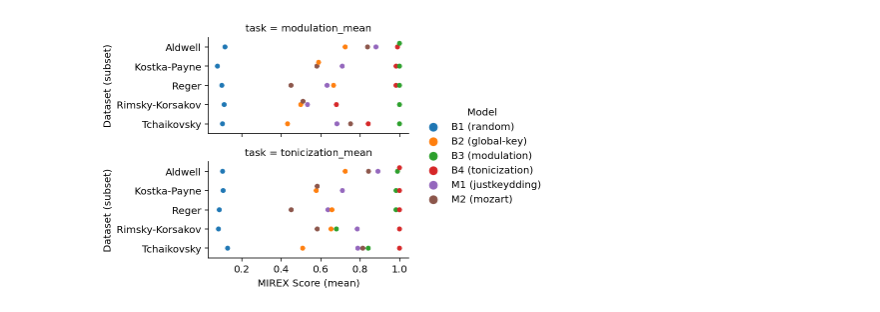
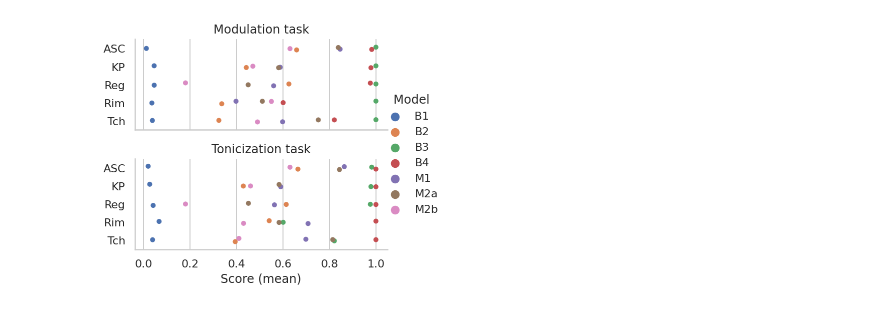
Before and after one commit to DDMAL/key_modulation_dataset, a Jupyter notebook: evaluation_plots.ipynb, the cells around one changed output. Cells and saved outputs as stored; diff of their text form; code cells hidden in the pictures.

Commit message:
Adding raw evaluation

```diff
--- a/evaluation_plots.ipynb
+++ b/evaluation_plots.ipynb
@@ -10,6 +44,6 @@ df = pd.DataFrame(evaluation_data)
 # %%
 datasets = ['aldwell', 'kostka-payne', 'reger', 'rimsky-korsakov', 'tchaikovsky', 'all_files']
-evaluation_metrics = ['slice_based', 'duration_based']
+evaluation_metrics = ['slice_based', 'duration_based', 'slice_based_mirex', 'duration_based_mirex']
 models = ['random_guess', 'globalkey_guess', 'perfect_modulation', 'perfect_tonicization', 'justkeydding']
 
 dataset_rows = []
@@ -28,7 +62,7 @@ for dataset in datasets:
                 (df.task == 'modulation')
             ])
             mod.set_index('file', inplace=True)
-            mod.rename(columns={'mirex_score': 'modulation_score'}, inplace=True)
+            mod.rename(columns={'score': 'modulation_score'}, inplace=True)
             mod.drop(columns=['task'], inplace=True)
             # Make a query for given parameters in tonicization task
             ton = pd.DataFrame(df[
@@ -38,7 +72,7 @@ for dataset in datasets:
                 (df.task == 'tonicization')
             ])
             ton.set_index('file', inplace=True)
-            ton.rename(columns={'mirex_score': 'tonicization_score'}, inplace=True)
+            ton.rename(columns={'score': 'tonicization_score'}, inplace=True)
             ton.drop(columns=['task'], inplace=True)
             # Put the tonicization score in the first dataframe
             mod['tonicization_score'] = ton['tonicization_score']
@@ -56,5 +90,10 @@ df_dict = {
     'tonicization_mean': tonicization_score_rows
 }
 dfstats = pd.DataFrame(df_dict)
-dfstats = dfstats[dfstats.evaluation == 'duration_based']
+dfstats = dfstats[
+    (dfstats.evaluation == 'duration_based') |
+    (dfstats.evaluation == 'duration_based_mirex')]
 # print(pd.DataFrame(df_dict))
+# %%
+dfstats_raw = dfstats[dfstats.evaluation == 'duration_based']
+dfstats_mirex = dfstats[dfstats.evaluation == 'duration_based_mirex']
@@ -61,6 +120,6 @@ dfstats = dfstats[dfstats.evaluation == 'duration_based']
 # %%
 dfplot = pd.melt(
-    dfstats,
+    dfstats_raw,
     id_vars=['dataset', 'model'],
     value_vars=['modulation_mean', 'tonicization_mean'],
     var_name='task',
@@ -97,22 +217,28 @@ dfplot = pd.concat([dfplot, df_laurent])
 # %%
 # plt.figure(figsize=(20, 5))
 # sns.boxplot(data=dfplot, y='model', x='mirex_mean_score', hue='task')
 # sns.stripplot(data=dfplot, y='model', x='mirex_mean_score', hue='dataset')
 # sns.catplot(data=dfplot, y='model', x='mirex_mean_score', row='task', kind='box')
+sns.set(style='whitegrid')
 plot = sns.catplot(
     data=dfplot,
     y='dataset',
     x='mirex_mean_score',
     hue='model',
     row='task',
-    kind='swarm',
-    aspect=2.5,
+    kind='strip',
+    aspect=3,
     height=2,
+#     palette=["silver", "gray", "goldenrod", 'red', 'coral', 'olive', 'y'],
 )
-plot.set_axis_labels('MIREX Score (mean)', 'Dataset (subset)')
-plot.set_yticklabels(['Aldwell', 'Kostka-Payne', 'Reger', 'Rimsky-Korsakov', 'Tchaikovsky'])
-plot._legend.set_title('Model')
-legend_labels = ['B1 (random)', 'B2 (global-key)', 'B3 (modulation)', 'B4 (tonicization)', 'M1 (justkeydding)', 'M2 (mozart)']
-for t, l in zip(plot._legend.texts, legend_labels): t.set_text(l)
+plot.set_axis_labels('Score (mean)', '')
+plot.set_yticklabels(['ASC', 'KP', 'Reg', 'Rim', 'Tch'])
+plot._legend.set_title('Model                         ')
+axes = plot.axes.flatten()
+axes[0].set_title("Modulation task")
+axes[1].set_title("Tonicization task")
+legend_labels = ['B1                              ', 'B2', 'B3', 'B4', 'M1', 'M2a', 'M2b']
+for t, l in zip(plot._legend.texts, legend_labels):
+    t.set_text(l)
 # %% [output]
-[figure, old version]
+[figure, new version]
```
Also changed, not shown: parts of 6 cells of this notebook, 7 other files.
